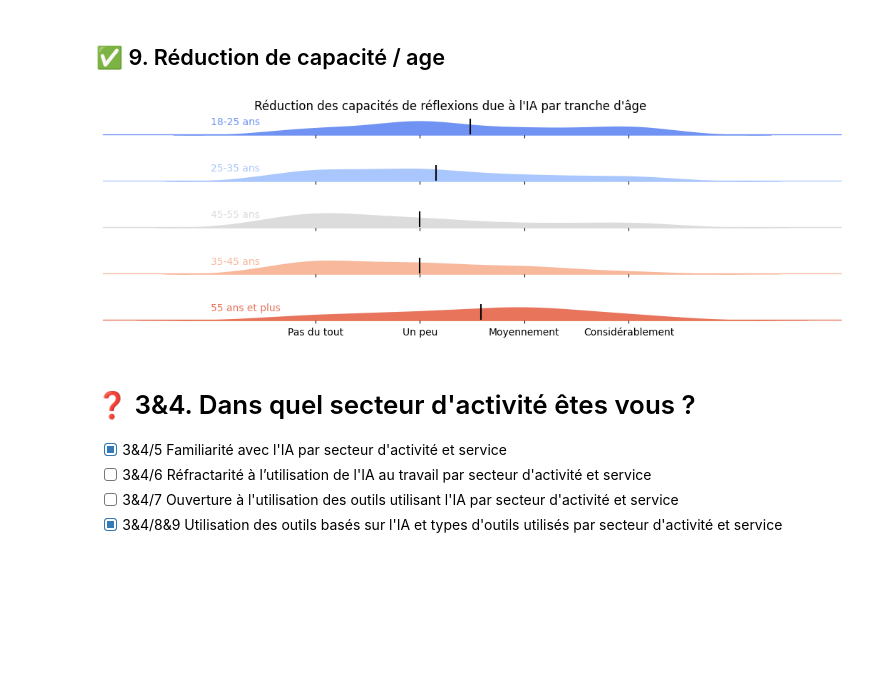
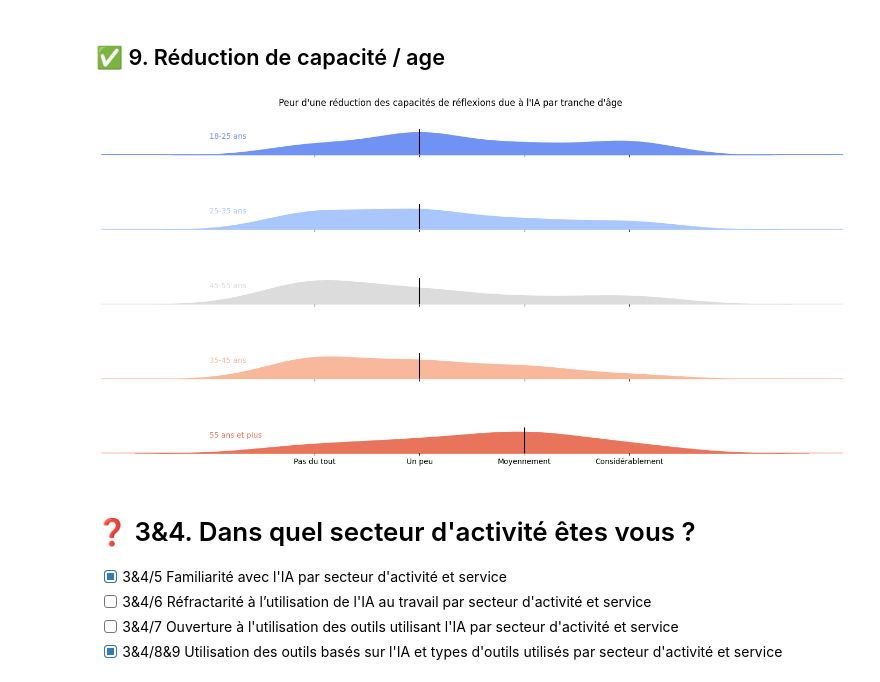
Before and after one commit to QuentinDstl/survey_adoption_by_employees, a Jupyter notebook: src/main.ipynb, the cells around one changed output. Saved outputs shown, nothing was run; the diff lists cells and outputs as text; code cells hidden in the pictures; blank space fills up the shorter version.

```diff
--- a/src/main.ipynb
+++ b/src/main.ipynb
@@ -581,0 +585,37 @@ plt.show()
+# %%
+#TODO le faire en pourcentage
+#TODO mettre dans l'ordre les tranches d'âge
+pal = sns.color_palette(palette='coolwarm', n_colors=len(df_survey['Age'].unique()))
+
+# Create the FacetGrid object
+g = sns.FacetGrid(df_survey, row='Age', hue='Age', aspect=15, height=0.75, palette=pal)
+
+#size the figure
+g.fig.set_size_inches(15, 8)
+
+# Add the histograms with kde for each age range
+g.map(sns.histplot, '*LossOfAutonomy', kde=True, element="step", discrete=True)
+
+# Add a horizontal line for each plot
+g.map(plt.axhline, y=0, lw=1, clip_on=False)
+
+# Add age range as text with the right color
+for i, ax in enumerate(g.axes.flat):
+    ax.text(-1, 0.25, df_survey['Age'].unique()[i], fontsize=10, color=ax.lines[-1].get_color())
+    mean_value = df_survey[df_survey['Age'] == df_survey['Age'].unique()[i]]['*LossOfAutonomy'].median()
+    ax.axvline(mean_value, color='black')
+    ax.grid(False)  # Remove grid lines
+
+# Remove axes titles, yticks, and spines
+g.set_titles("")
+g.set(yticks=[])
+g.set(ylabel="")  # Remove y label
+g.despine(bottom=True, left=True)
+
+g.fig.suptitle('Loss of Autonomy Due to AI by Age Range', fontsize=15)
+plt.xlabel('')
+
+labels = ['Pas du tout', 'Un peu', 'Moyennement', 'Considérablement']
+g.set(xticks=range(0, 4), xticklabels=labels)
+
+plt.show()
@@ -666,36 +708,39 @@ g.map(sns.kdeplot, '*ReducedThinking',
 g.map(sns.kdeplot, '*ReducedThinking',
       bw_adjust=1, clip_on=False,
       color="w", lw=2)
 
 # Add a horizontal line for each plot
 g.map(plt.axhline, y=0,
       lw=1, clip_on=False)
 
+#size the figure
+g.fig.set_size_inches(15, 8)
+
 # Add age range as text with the right color
 for i, ax in enumerate(g.axes.flat):
     ax.text(-1, 0.25, df_survey['Age'].unique()[i],
             fontsize=10,
             color=ax.lines[-1].get_color())
 
-    mean_value = df_survey[df_survey['Age'] == df_survey['Age'].unique()[i]]['*ReducedThinking'].mean()
+    mean_value = df_survey[df_survey['Age'] == df_survey['Age'].unique()[i]]['*ReducedThinking'].median()
     ax.axvline(mean_value, color='black')
 
 # Remove axes titles, yticks, and spines
 g.set_titles("")
 g.set(yticks=[])
 g.set(ylabel="")  # Remove y label
 g.despine(bottom=True, left=True)
 
 
-g.fig.suptitle('Réduction des capacités de réflexions due à l\'IA par tranche d\'âge')
+g.fig.suptitle('Peur d\'une réduction des capacités de réflexions due à l\'IA par tranche d\'âge')
 plt.xlabel('')
 
 labels = ['Pas du tout', 'Un peu', 'Moyennement', 'Considérablement']
 g.set(xticks=range(0, 4), xticklabels=labels)
 
 plt.show()
 # %% [output]
-[figure, old version]
+[figure, new version]
 # %% [markdown]
 # ❓ 3&4. Dans quel secteur d'activité êtes vous ?
 
```
Also changed, not shown: parts of 6 cells of this notebook, 1 other file.
